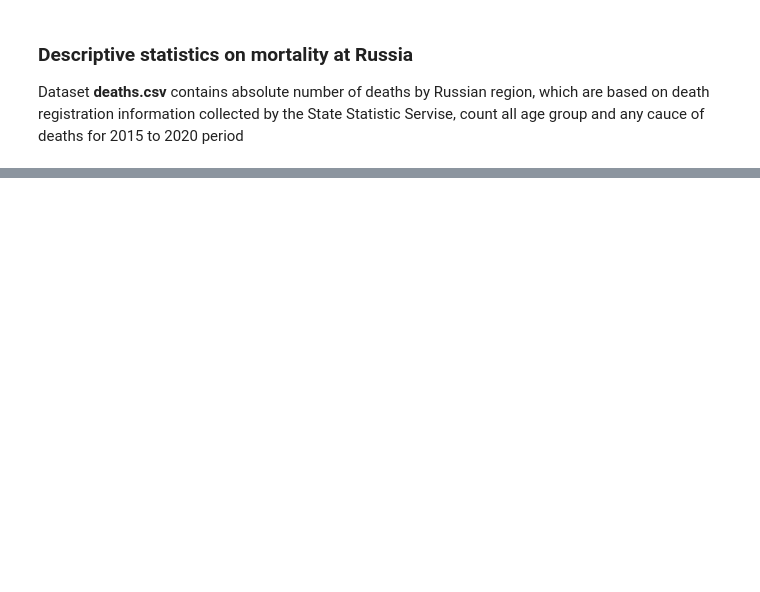
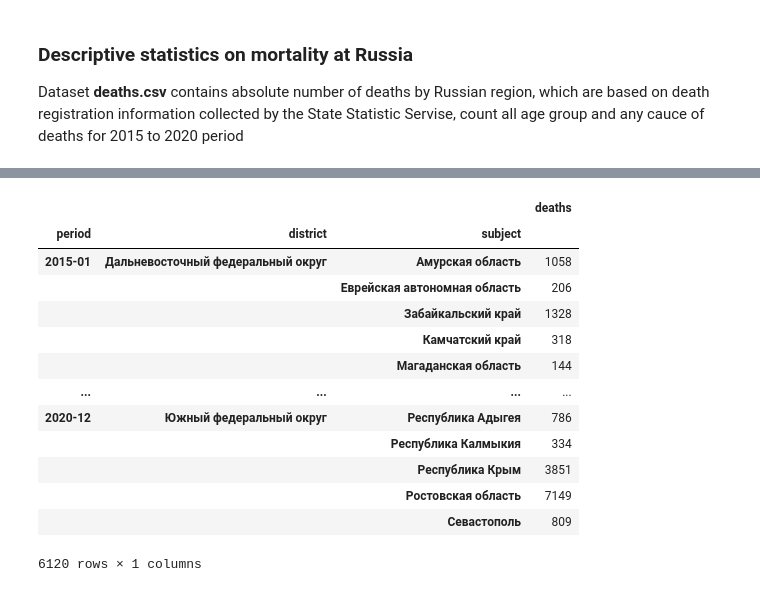
Before and after one commit to 1am6da/DA-python, a Jupyter notebook: notebooks/mortality.ipynb, the cells around one changed output, grey strips where cells are left out. Saved outputs shown, nothing was run; the diff lists cells and outputs as text; code cells hidden in the pictures; blank space fills up the shorter version.

```diff
--- a/notebooks/mortality.ipynb
+++ b/notebooks/mortality.ipynb
@@ -34,0 +38,21 @@ data.tail(5)
+# %%
+# Convert the index to PeriodIndex instead of DateTimeIndex
+# since the number of deaths is per period, not per point in time,
+# then group by month, district and subject
+deaths = data.set_index(data.index.to_period('M')).groupby([pd.Grouper(freq='M'), 'district','subject']).sum()
+deaths
+# %% [output]
+|  |  |  | deaths |
+| period | district | subject |  |
+| 2015-01 | Дальневосточный федеральный округ | Амурская область | 1058 |
+|  |  | Еврейская автономная область | 206 |
+|  |  | Забайкальский край | 1328 |
+|  |  | Камчатский край | 318 |
+|  |  | Магаданская область | 144 |
+| ... | ... | ... | ... |
+| 2020-12 | Южный федеральный округ | Республика Адыгея | 786 |
+|  |  | Республика Калмыкия | 334 |
+|  |  | Республика Крым | 3851 |
+|  |  | Ростовская область | 7149 |
+|  |  | Севастополь | 809 |
+6120 rows × 1 columns
```
Also changed, not shown: parts of 7 cells of this notebook.
